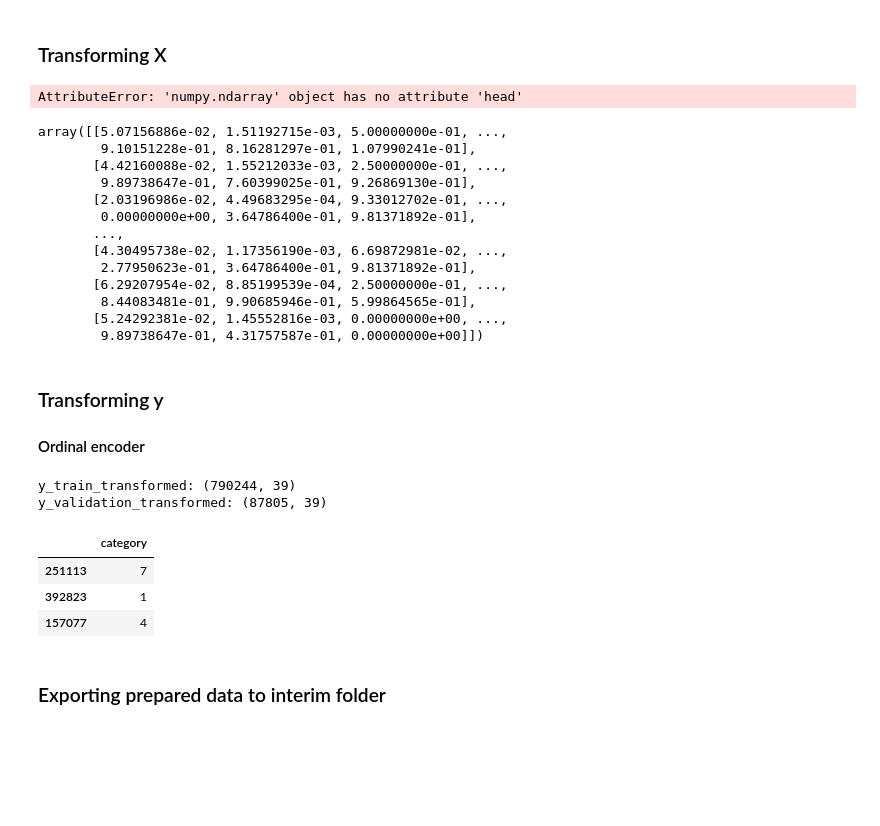
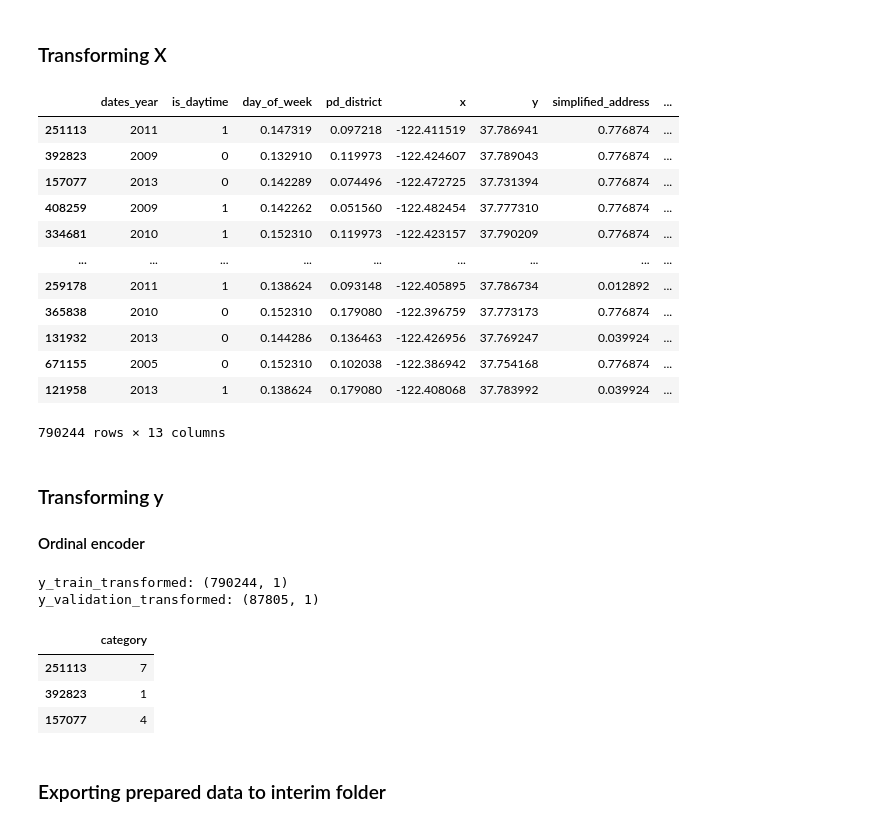
Before and after one commit to marcodeamicis/sf_crime, a Jupyter notebook: notebooks/2_data_preparation_suto.ipynb, the cells around one changed output. Drawn from its saved outputs; the diff is of its cells as text; code cells hidden in the pictures; blank space fills up the shorter version.

Commit message:
:sparkles: Added a new class to scale the numerical features.

```diff
--- a/notebooks/2_data_preparation_suto.ipynb
+++ b/notebooks/2_data_preparation_suto.ipynb
@@ -533,52 +436,58 @@ X_train_transformed = cyclic_encoding(
 X_validation_transformed = X_validation.copy()
 X_validation_transformed = create_date_based_columns(X_validation_transformed)
 X_validation_transformed = create_simplified_address_column(X_validation_transformed)
 X_validation_transformed = cyclic_encoding(
     df=X_validation_transformed,
     column_name=['dates_month', 'dates_day', 'dates_hour'],
     maximum_value=[12, 31, 23]
 )
 
 X_kaggle_test_transformed = X_kaggle_test_prepared.copy()
 X_kaggle_test_transformed = create_date_based_columns(X_kaggle_test_transformed)
 X_kaggle_test_transformed = create_simplified_address_column(X_kaggle_test_transformed)
 X_kaggle_test_transformed = cyclic_encoding(
     df=X_kaggle_test_transformed,
     column_name=['dates_month', 'dates_day', 'dates_hour'],
     maximum_value=[12, 31, 23]
 )
 
+dct_minmax = {
+    'dates_month_sin': 1,
+    'dates_month_cos': 1,
+    'dates_day_sin': 1,
+    'dates_day_cos': 1,
+    'dates_hour_sin': 1,
+    'dates_hour_cos': 1
+}
+
 pipe = Pipeline([
     ('preprocessing', TransformCordinates(columns=['x', 'y'])),
+    ('minmax', ScaleMinMax(columns=dct_minmax)),
     ('rare', RareLabelEncoder(tol=0.01, variables=['simplified_address'])),
     ('frequency_address', CountFrequencyEncoder(encoding_method='frequency', variables=['simplified_address'])),
     ('frequency_others', CountFrequencyEncoder(encoding_method='frequency', variables=['pd_district', 'day_of_week'])),
-    ('minmax_scaling', MinMaxScaler())])
+])
 
 pipe.fit(X_train_transformed)
 X_train_transformed = pipe.transform(X_train_transformed)
 X_validation_transformed = pipe.transform(X_validation_transformed)
 X_kaggle_test_transformed = pipe.transform(X_kaggle_test_transformed)
 
-X_train_transformed.head(3)
+X_train_transformed
 # %% [output]
+|  | dates_year | is_daytime | day_of_week | pd_district | x | y | simplified_address | ... |
+| 251113 | 2011 | 1 | 0.147319 | 0.097218 | -122.411519 | 37.786941 | 0.776874 | ... |
+| 392823 | 2009 | 0 | 0.132910 | 0.119973 | -122.424607 | 37.789043 | 0.776874 | ... |
+| 157077 | 2013 | 0 | 0.142289 | 0.074496 | -122.472725 | 37.731394 | 0.776874 | ... |
+| 408259 | 2009 | 1 | 0.142262 | 0.051560 | -122.482454 | 37.777310 | 0.776874 | ... |
+| 334681 | 2010 | 1 | 0.152310 | 0.119973 | -122.423157 | 37.790209 | 0.776874 | ... |
+| ... | ... | ... | ... | ... | ... | ... | ... | ... |
+| 259178 | 2011 | 1 | 0.138624 | 0.093148 | -122.405895 | 37.786734 | 0.012892 | ... |
+| 365838 | 2010 | 0 | 0.152310 | 0.179080 | -122.396759 | 37.773173 | 0.776874 | ... |
+| 131932 | 2013 | 0 | 0.144286 | 0.136463 | -122.426956 | 37.769247 | 0.039924 | ... |
+| 671155 | 2005 | 0 | 0.152310 | 0.102038 | -122.386942 | 37.754168 | 0.776874 | ... |
+| 121958 | 2013 | 1 | 0.138624 | 0.179080 | -122.408068 | 37.783992 | 0.039924 | ... |
-AttributeError: 'numpy.ndarray' object has no attribute 'head'
+790244 rows × 13 columns
-# %%
-X_train_transformed
-# %% [output]
-array([[5.07156886e-02, 1.51192715e-03, 5.00000000e-01, ...,
-        9.10151228e-01, 8.16281297e-01, 1.07990241e-01],
-       [4.42160088e-02, 1.55212033e-03, 2.50000000e-01, ...,
-        9.89738647e-01, 7.60399025e-01, 9.26869130e-01],
-       [2.03196986e-02, 4.49683295e-04, 9.33012702e-01, ...,
-        0.00000000e+00, 3.64786400e-01, 9.81371892e-01],
-       ...,
-       [4.30495738e-02, 1.17356190e-03, 6.69872981e-02, ...,
-        2.77950623e-01, 3.64786400e-01, 9.81371892e-01],
-       [6.29207954e-02, 8.85199539e-04, 2.50000000e-01, ...,
-        8.44083481e-01, 9.90685946e-01, 5.99864565e-01],
-       [5.24292381e-02, 1.45552816e-03, 0.00000000e+00, ...,
-        9.89738647e-01, 4.31757587e-01, 0.00000000e+00]])
 # %% [markdown]
 ### Transforming y
 
@@ -588,13 +497,13 @@ y_train_ordinal = ordinal_encoding_target(y_train, column_name='category')
 
 y_validation_ordinal = ordinal_encoding_target(y_validation, column_name='category')
 
-print(f"""y_train_transformed: {y_train_ohe.shape}
-y_validation_transformed: {y_validation_ohe.shape}""")
+print(f"""y_train_transformed: {y_train_ordinal.shape}
+y_validation_transformed: {y_validation_ordinal.shape}""")
 
 y_train_ordinal.head(3)
 # %% [output]
-y_train_transformed: (790244, 39)
-y_validation_transformed: (87805, 39)
+y_train_transformed: (790244, 1)
+y_validation_transformed: (87805, 1)
 |  | category |
 | 251113 | 7 |
 | 392823 | 1 |
```
Also changed, not shown: parts of 18 cells of this notebook, 2 other files.
